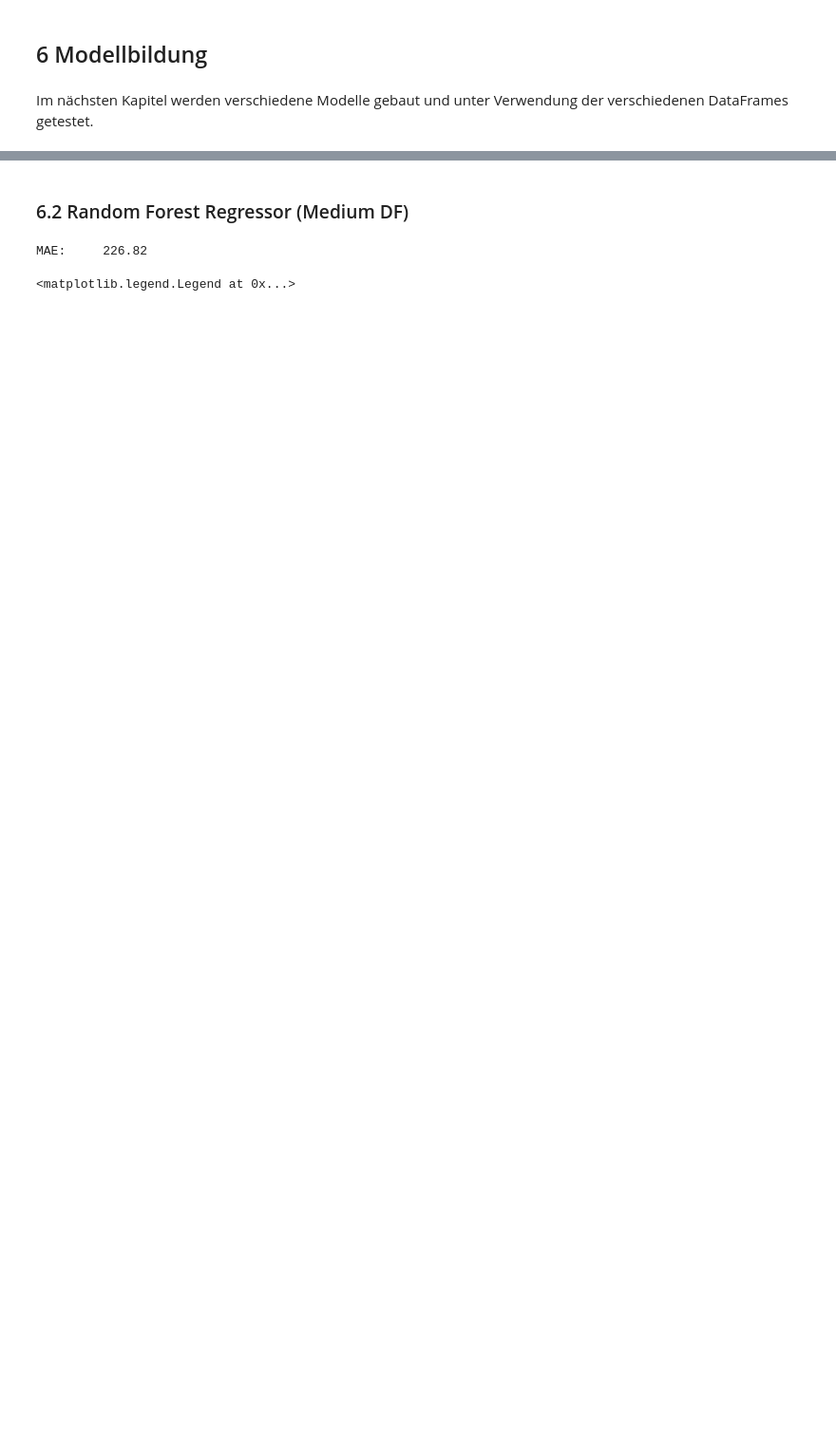
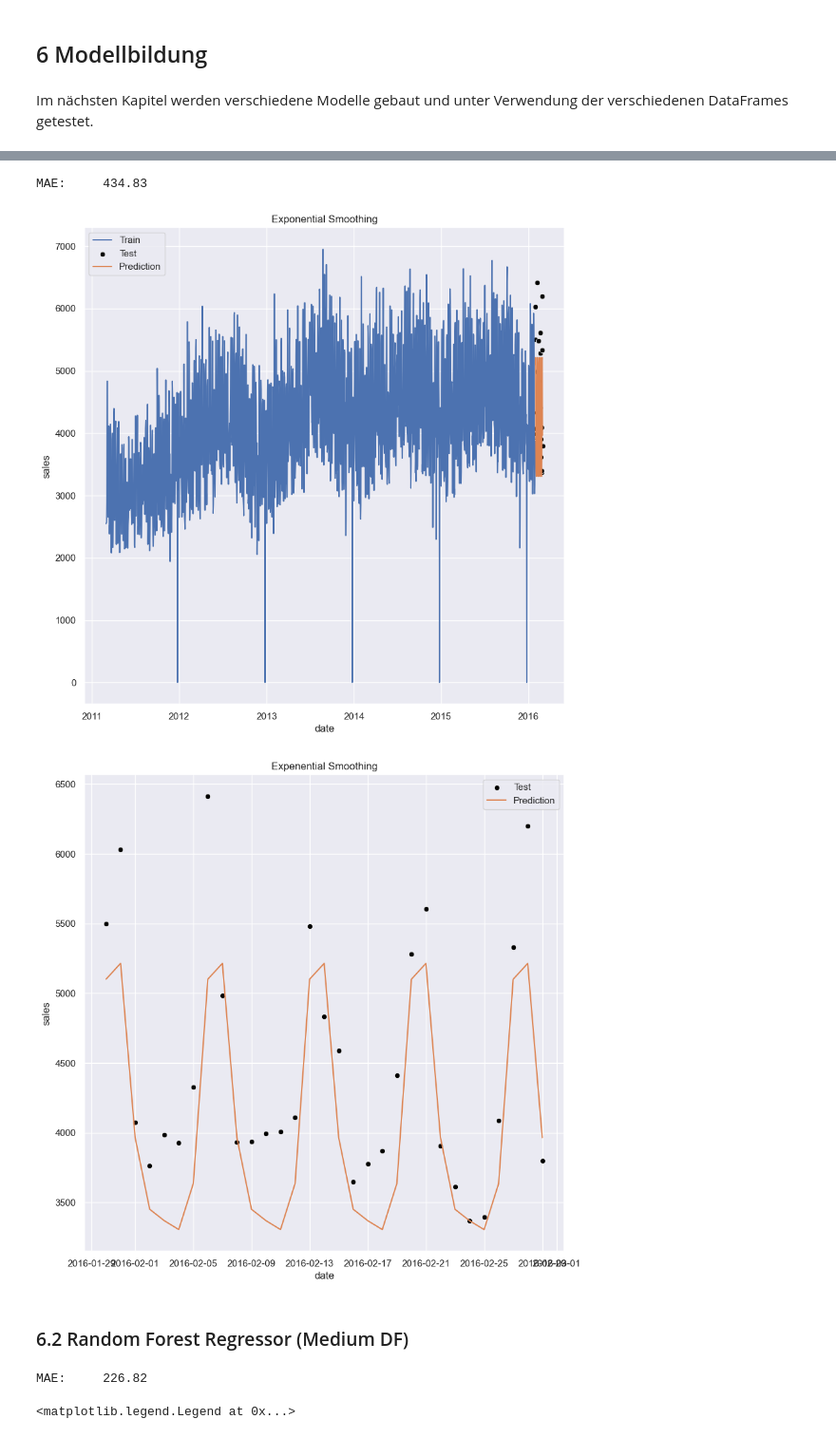
Before and after one commit to EdwinUe/BAB_WS22-23, a Jupyter notebook: Code/Forecast_Gruppe 6.ipynb, the cells around one changed output, grey strips where cells are left out. Shown at 95% size. Cells and saved outputs as stored; diff of their text form; code cells hidden in the pictures; blank space fills up the shorter version.

Commit message:
Add Simple Model

```diff
--- a/Code/Forecast_Gruppe 6.ipynb
+++ b/Code/Forecast_Gruppe 6.ipynb
@@ -1012,0 +1015,3 @@ df
+# %%
+df_sales = df['sales'].groupby(by='date').sum()
+df_sales
@@ -1450,0 +1440,45 @@ Im nächsten Kapitel werden verschiedene Modelle gebaut und unter Verwendung der
+# %%
+#DataFrame zeitlich aufteilen
+df_sales_future = df_sales[df_sales.index>='2016-03-01'] #Daten ab dem 01.03.2016 zur letzendlichen Vorhersage
+df_sales_past = df_sales[df_sales.index<'2016-03-01'] #Daten vor dem 01.03.2016 zur Modellierung
+# %%
+from sktime.forecasting.base import ForecastingHorizon
+from sktime.forecasting.model_selection import temporal_train_test_split
+from sktime.performance_metrics.forecasting import mean_absolute_error as MAE
+from sktime.forecasting.exp_smoothing import ExponentialSmoothing
+
+train, test = temporal_train_test_split(df_sales_past, test_size = 31) #Train Test Split mit 31 Tagen Testdaten
+fh = ForecastingHorizon(test.index, is_relative = False) #Forecasting Horizon definieren (Letzte 31 Tage)
+
+#Frequenz der Daten für Forecasting Horizon auf Tagesbasis setzen
+train.index.freq = 'D'
+test.index.freq = 'D'
+
+exps = ExponentialSmoothing(
+    seasonal='add',
+    sp= 7,
+    trend='add',
+    damped_trend=True,
+)
+
+exps.fit(train)
+preds = exps.predict(fh) #Vorhersage der Testdaten
+print('MAE:\t %4.2f' % (MAE(y_true = test, y_pred = preds))) #Mean Absolute Error als Vergleichsgröße berechnen und ausgeben
+# %% [output]
+MAE:     434.83
+# %%
+#Plot der Vorhersage gegenüber den tatsächlichen Werten auf Gesamtzeitraum
+sns.lineplot(data = train, label = 'Train')
+sns.scatterplot(data = test, color = 'black', label = 'Test')
+sns.lineplot(data = preds, label = 'Prediction')
+plt.title('Exponential Smoothing')
+plt.show()
+
+#Plot der Vorhersage gegenüber den tatsächlichen Werten auf Evaluationszeitraum
+sns.scatterplot(data = test, color = 'black', label = 'Test')
+sns.lineplot(data = preds, color = sns.color_palette('deep').as_hex()[1], label = 'Prediction')
+plt.title('Expenential Smoothing')
+plt.show()
+# %% [output]
+[figure, added]
+[figure, added]
```
Also changed, not shown: parts of 29 cells of this notebook, 3 other files.
